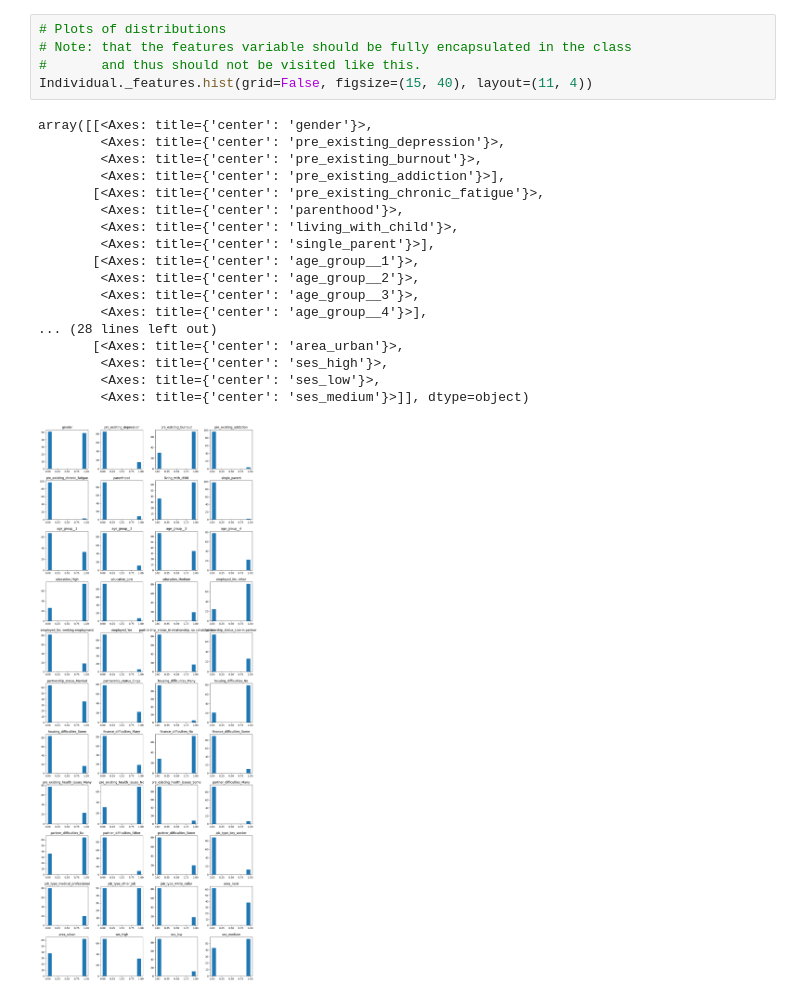
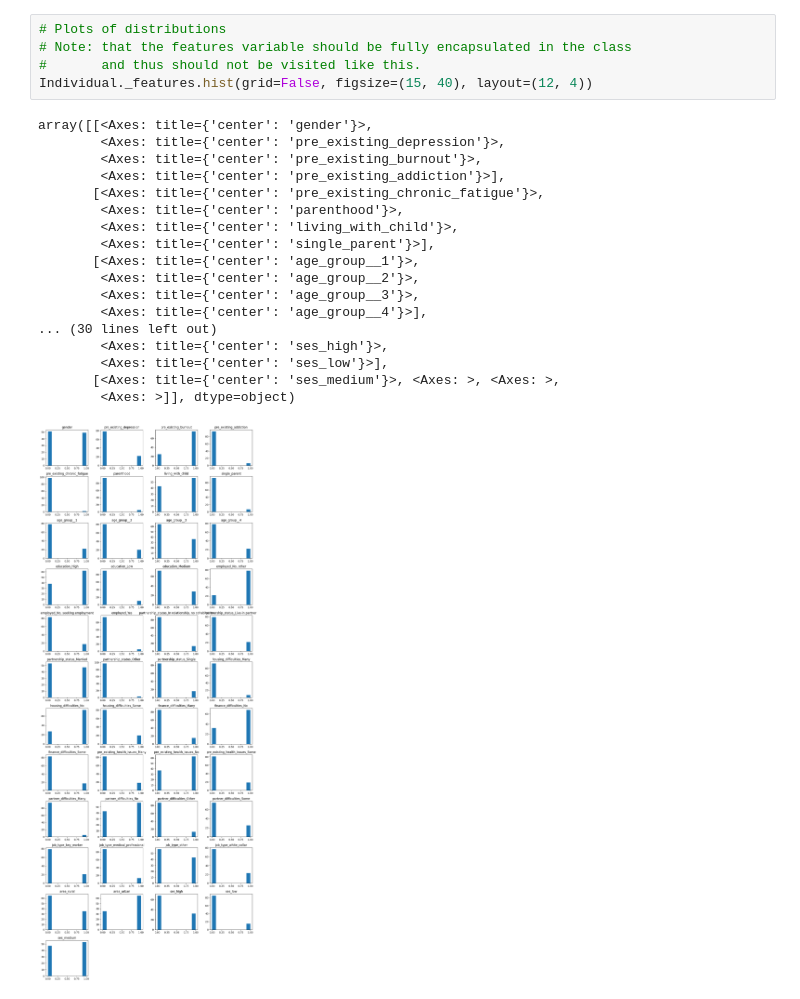
Before and after one commit to covid19ABM/comma, a Jupyter notebook: examples/individual.ipynb, the cells around one changed output. Saved outputs shown, nothing was run; the diff lists cells and outputs as text.

```diff
--- a/examples/individual.ipynb
+++ b/examples/individual.ipynb
@@ -155,24 +157,24 @@ Individual.populate(size, seed,
 # %%
 # Plots of distributions
 # Note: that the features variable should be fully encapsulated in the class
 #       and thus should not be visited like this.
-Individual._features.hist(grid=False, figsize=(15, 40), layout=(11, 4))
+Individual._features.hist(grid=False, figsize=(15, 40), layout=(12, 4))
 # %% [output]
 array([[<Axes: title={'center': 'gender'}>,
         <Axes: title={'center': 'pre_existing_depression'}>,
         <Axes: title={'center': 'pre_existing_burnout'}>,
         <Axes: title={'center': 'pre_existing_addiction'}>],
        [<Axes: title={'center': 'pre_existing_chronic_fatigue'}>,
         <Axes: title={'center': 'parenthood'}>,
         <Axes: title={'center': 'living_with_child'}>,
         <Axes: title={'center': 'single_parent'}>],
        [<Axes: title={'center': 'age_group__1'}>,
         <Axes: title={'center': 'age_group__2'}>,
         <Axes: title={'center': 'age_group__3'}>,
         <Axes: title={'center': 'age_group__4'}>],
-... (28 lines left out)
-       [<Axes: title={'center': 'area_urban'}>,
+... (30 lines left out)
         <Axes: title={'center': 'ses_high'}>,
-        <Axes: title={'center': 'ses_low'}>,
-        <Axes: title={'center': 'ses_medium'}>]], dtype=object)
+        <Axes: title={'center': 'ses_low'}>],
+       [<Axes: title={'center': 'ses_medium'}>, <Axes: >, <Axes: >,
+        <Axes: >]], dtype=object)
-[figure, old version]
+[figure, new version]
```
Also changed, not shown: parts of 6 cells of this notebook, 2 other files.
